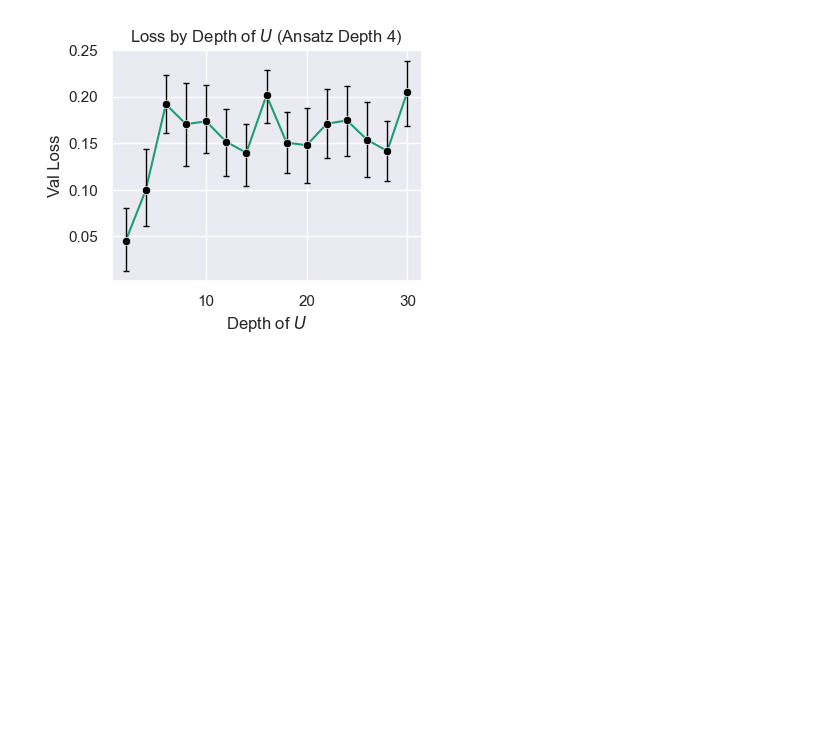
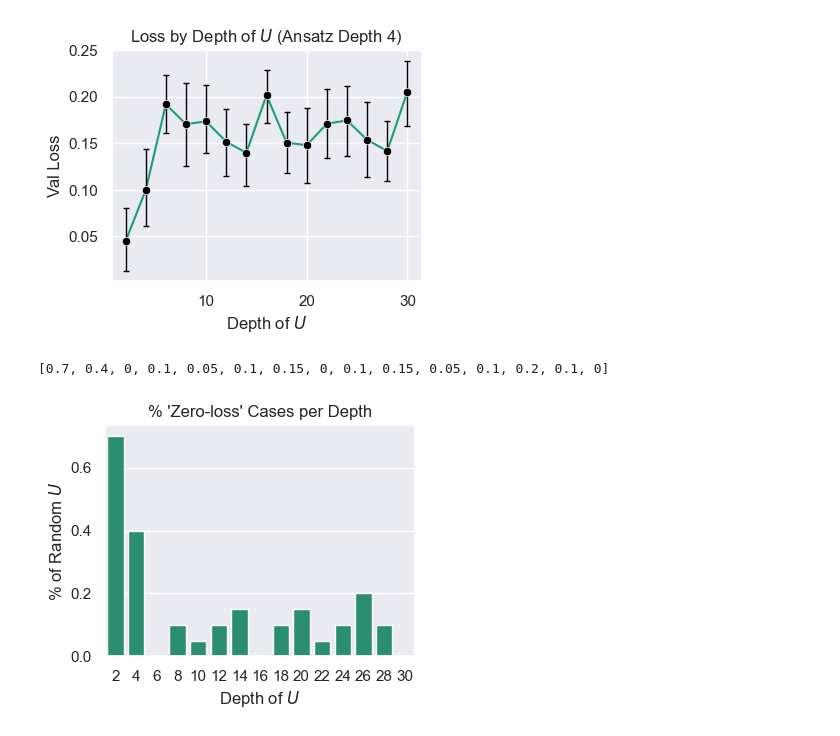
Before and after one commit to BenPrie/variational-local-inversions, a Jupyter notebook: learning-by-depth.ipynb, the cells around one changed output. Saved outputs shown, nothing was run; the diff lists cells and outputs as text; code cells hidden in the pictures; blank space fills up the shorter version.

Commit message:
Looking at zero-loss cases

```diff
--- a/learning-by-depth.ipynb
+++ b/learning-by-depth.ipynb
@@ -423,3 +423,30 @@ ax.set_ylabel('Val Loss')
 # %% [output]
 Text(0, 0.5, 'Val Loss')
 [figure]
+# %%
+# How many "arbitrarily close to zero" outcomes do we get for each U Depth?
+eps = 1e-2
+zero_cases_df = data[data['Val Loss'] < eps]['U Depth'].value_counts().sort_index().reset_index()
+
+zero_cases_list = []
+for d in data['U Depth'].unique():
+    if d in zero_cases_df['U Depth'].unique():
+        zero_cases_list.append(zero_cases_df[zero_cases_df['U Depth'] == d]['count'].iloc[0] / 20)
+    else:
+        zero_cases_list.append(0)
+
+print(zero_cases_list)
+
+# Plot.
+fig, ax = plt.subplots(1, 1, figsize=(4, 3))
+sns.barplot(x=data['U Depth'].unique(), y=zero_cases_list)
+
+# Beautification.
+ax.set_title("% 'Zero-loss' Cases per Depth")
+ax.set_xlabel('Depth of $U$')
+ax.set_ylabel('% of Random $U$')
+
+plt.savefig('./figures/zero-loss-cases-by-depth-(reps=4).pdf', bbox_inches='tight')
+# %% [output]
+[0.7, 0.4, 0, 0.1, 0.05, 0.1, 0.15, 0, 0.1, 0.15, 0.05, 0.1, 0.2, 0.1, 0]
+[figure, added]
```
Also changed, not shown: 1 other file.
